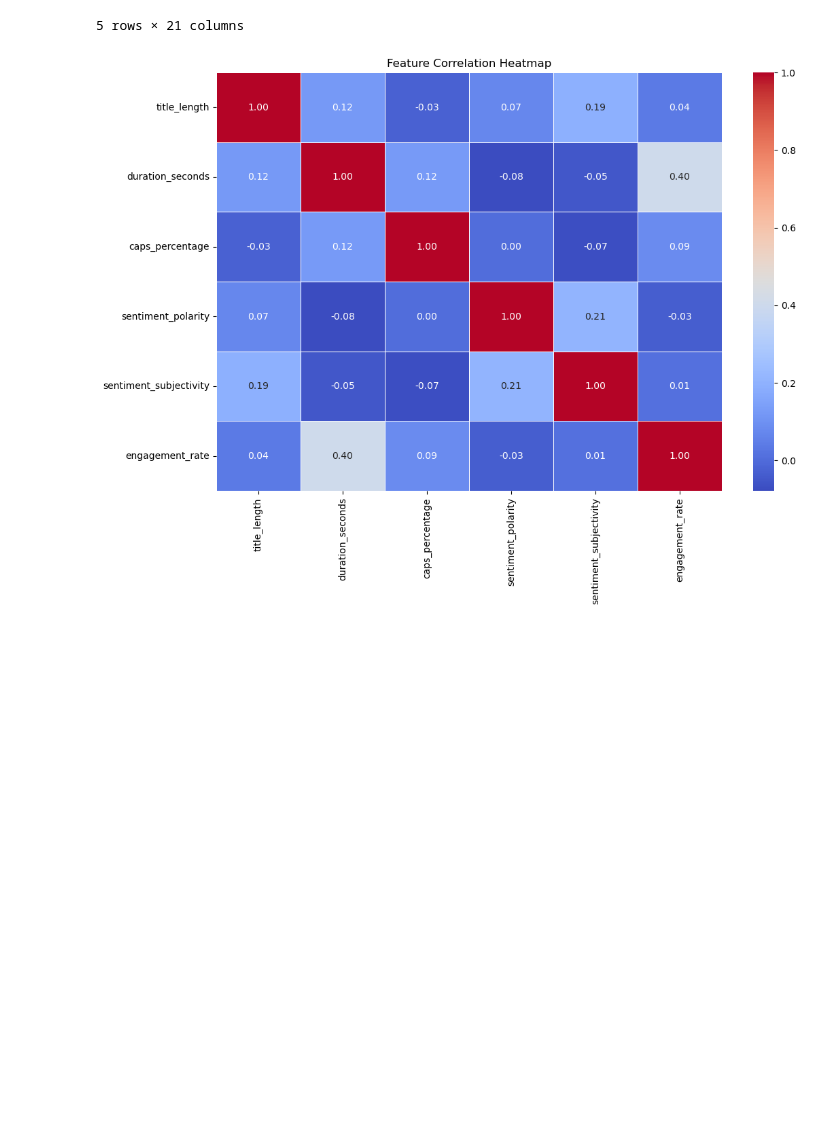
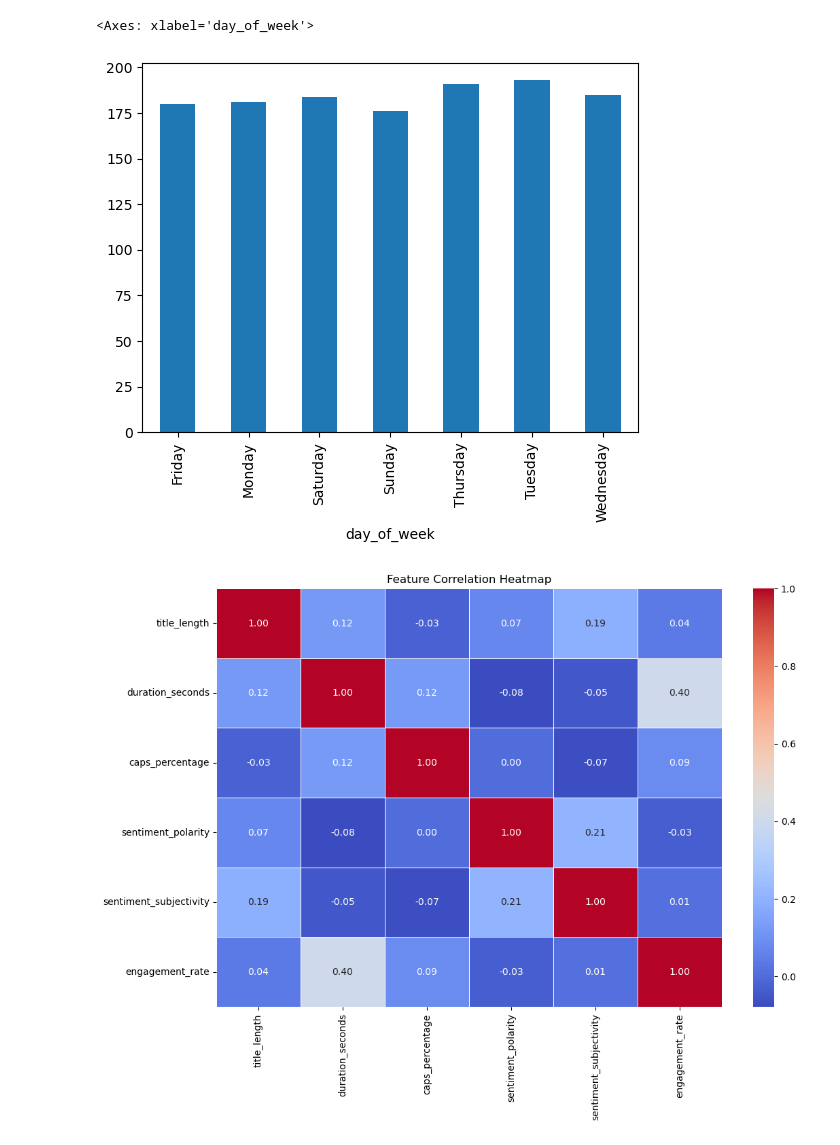
Before and after one commit to katefengx/youtube-shorts-analytics, a Jupyter notebook: data/test.ipynb, the cells around one changed output. Drawn from its saved outputs; the diff is of its cells as text; code cells hidden in the pictures; blank space fills up the shorter version.

```diff
--- a/data/test.ipynb
+++ b/data/test.ipynb
@@ -20,5 +20,6 @@ data.head()
 | 4 | bYhAGC0ocUw | what are my hands doing LOL? 👀😂 #... | 2022-06-11 22:00:21+00:00 | 2022-06-11 | 22:00:21 | 22 | 5.0 | 24230 | 318 | ... |
 # %%
 data['engagement_rate'] = (data['comment_count'] + data['like_count']) / data['view_count']
-data.head()
+data['day_of_week'] = pd.to_datetime(data['date']).dt.day_name()
+data.groupby('day_of_week')['view_count'].count().plot(kind='bar')
 # %% [output]
@@ -31,4 +26,5 @@ data.head()
-5 rows × 21 columns
+<Axes: xlabel='day_of_week'>
+[figure, added]
 # %%
 data_simplified = data[['title_length', 'duration_seconds', 'caps_percentage', 'sentiment_polarity', 'sentiment_subjectivity', 'engagement_rate']]
 # %%
```
Also changed, not shown: parts of 6 cells of this notebook, 15 other files.
